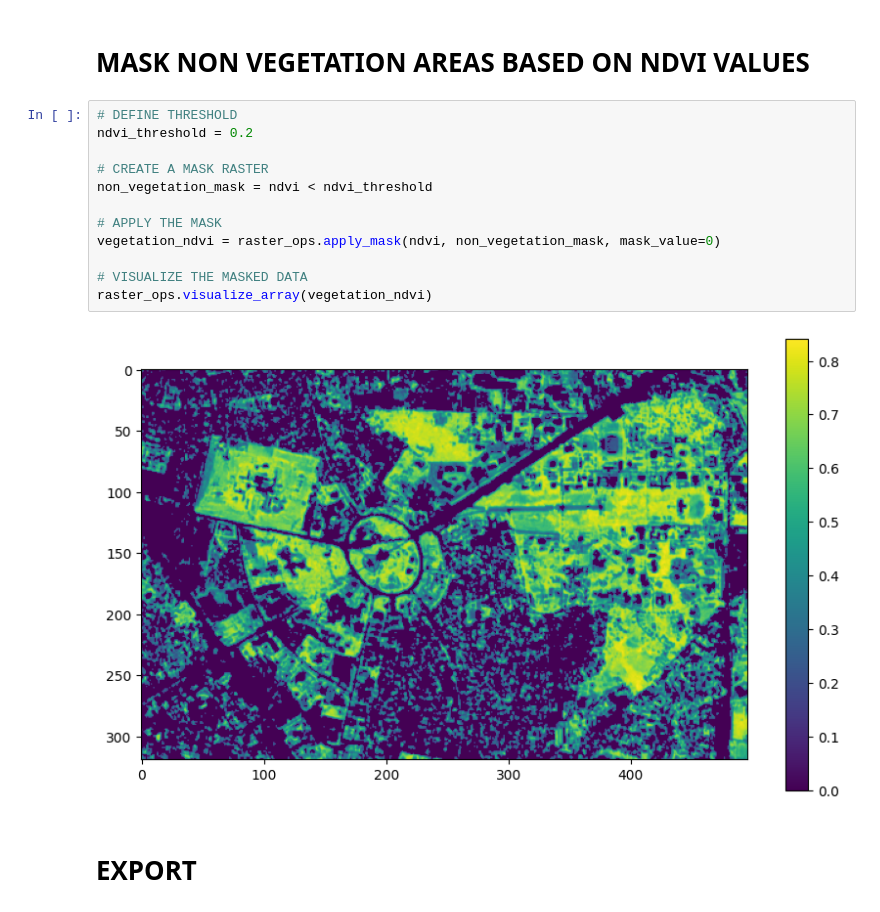
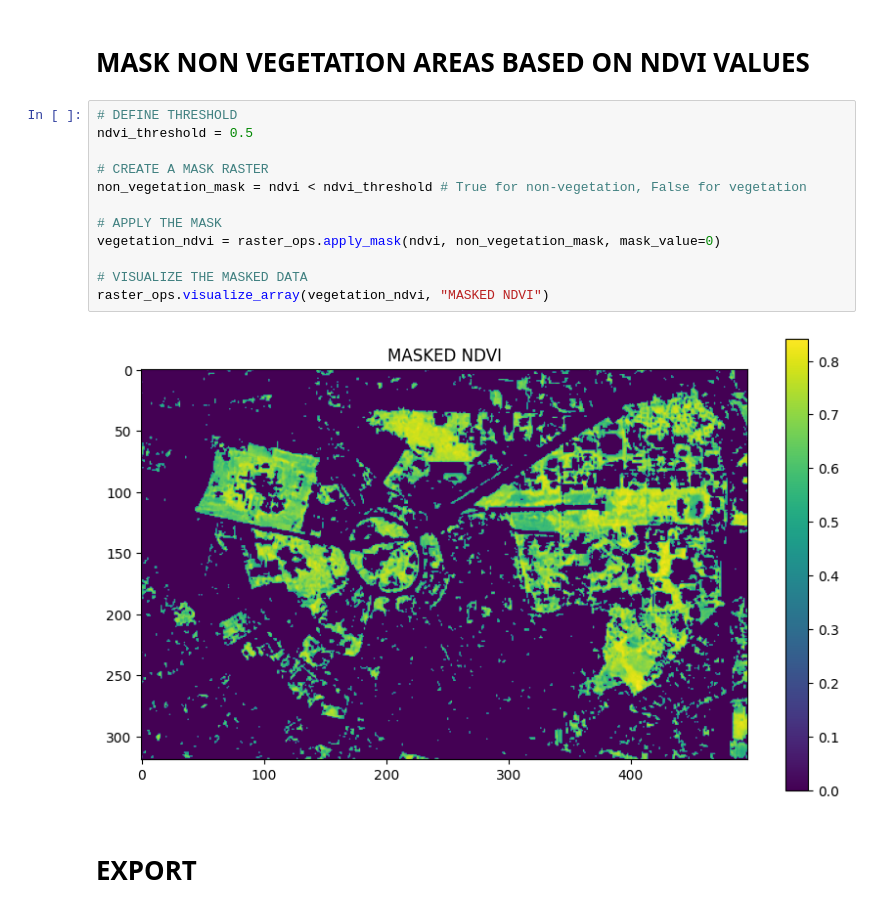
Before and after one commit to RJLA/GeoAI-ISPRS-SS, a Jupyter notebook: I.1.Rastertio-Basics.ipynb, the cells around one changed output. Cells and saved outputs as stored; diff of their text form.

```diff
--- a/I.1.Rastertio-Basics.ipynb
+++ b/I.1.Rastertio-Basics.ipynb
@@ -38,18 +42,18 @@ raster_ops.visualize_array(ndvi)
 # MASK NON VEGETATION AREAS BASED ON NDVI VALUES
 # %%
 # DEFINE THRESHOLD
-ndvi_threshold = 0.2
+ndvi_threshold = 0.5
 
 # CREATE A MASK RASTER
-non_vegetation_mask = ndvi < ndvi_threshold
+non_vegetation_mask = ndvi < ndvi_threshold # True for non-vegetation, False for vegetation
 
 # APPLY THE MASK
 vegetation_ndvi = raster_ops.apply_mask(ndvi, non_vegetation_mask, mask_value=0)
 
 # VISUALIZE THE MASKED DATA
-raster_ops.visualize_array(vegetation_ndvi)
+raster_ops.visualize_array(vegetation_ndvi, "MASKED NDVI")
 # %% [output]
-[figure, old version]
+[figure, new version]
 # %% [markdown]
 # EXPORT
 # %%
```
Also changed, not shown: parts of 7 cells of this notebook, 33 other files.
